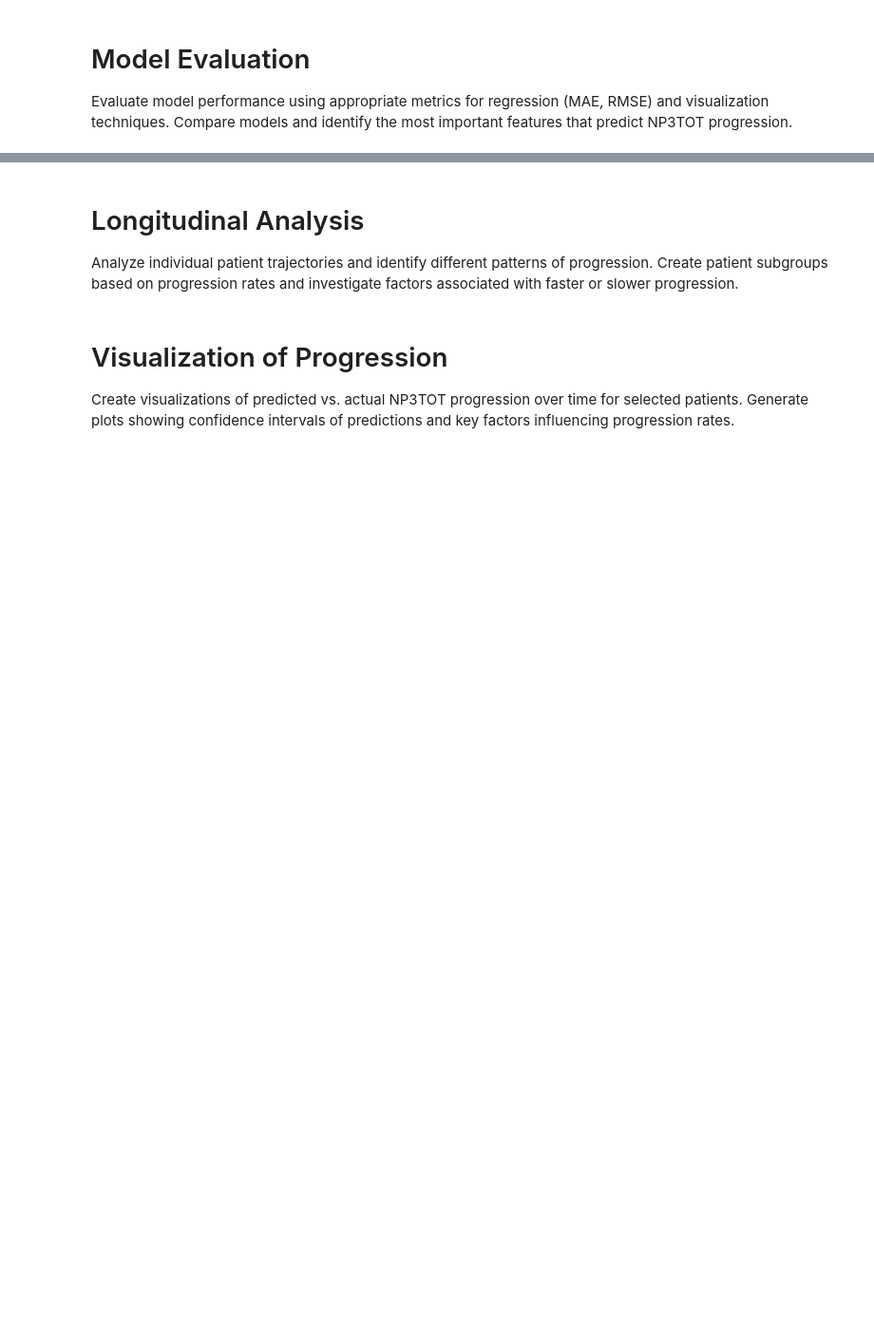
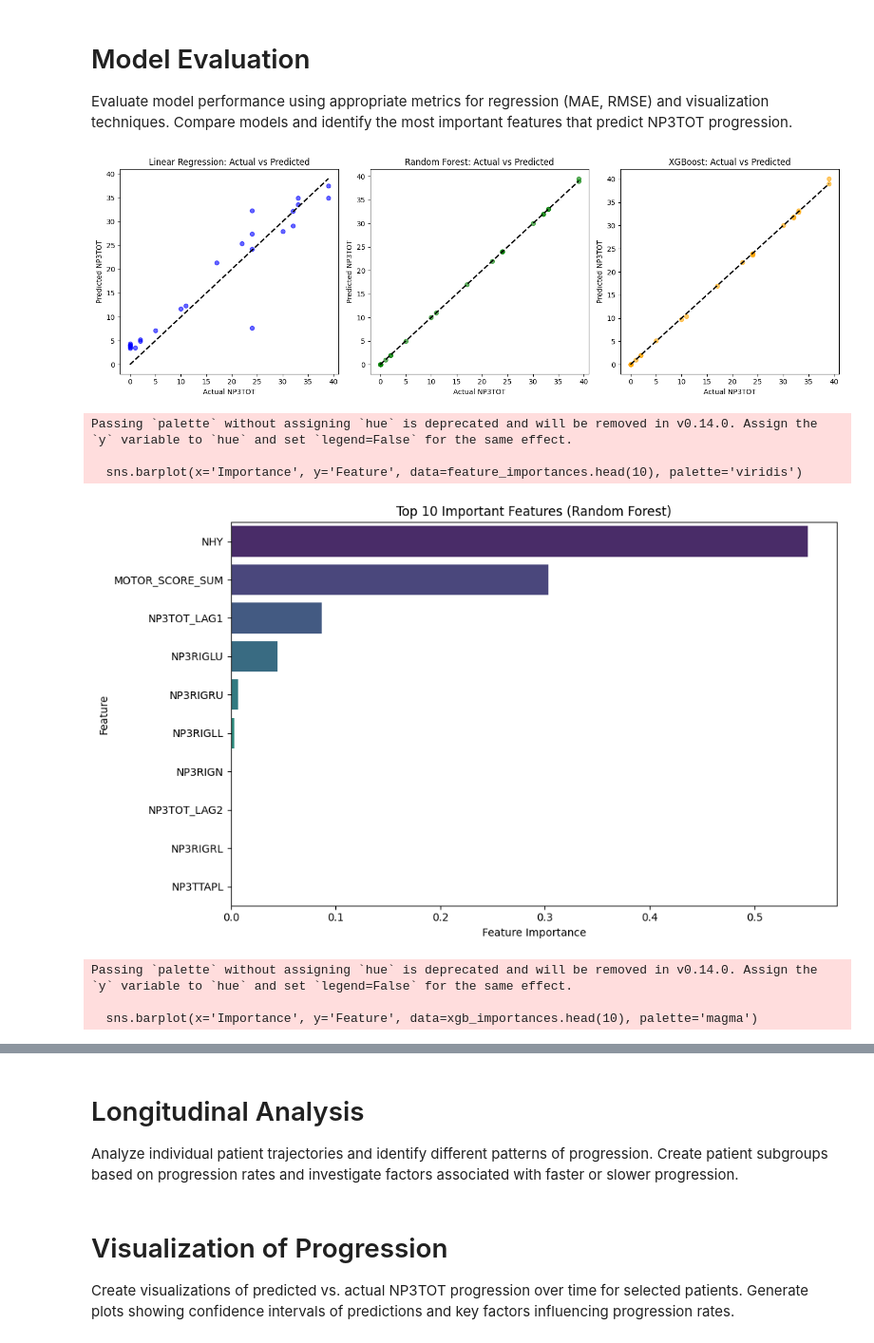
Before and after one commit to LarsHeijnennn/Thesis, a Jupyter notebook: Motor-PPMI/motor_ppmi_ML.ipynb, the cells around one changed output, grey strips where cells are left out. Shown at 95% size. Drawn from its saved outputs; the diff is of its cells as text; code cells hidden in the pictures; blank space fills up the shorter version.

```diff
--- a/Motor-PPMI/motor_ppmi_ML.ipynb
+++ b/Motor-PPMI/motor_ppmi_ML.ipynb
@@ -194,7 +194,20 @@ Clean the dataset by handling missing values, encoding categorical variables, an
 # %%
 import numpy as np
 import pandas as pd
+from sklearn.preprocessing import MinMaxScaler
 
+# First, define numerical_features
+numerical_features = [
+    'NP3SPCH', 'NP3FACXP', 'NP3RIGN', 'NP3RIGRU', 'NP3RIGLU', 'NP3RIGRL', 'NP3RIGLL',
+    'NP3FTAPR', 'NP3FTAPL', 'NP3HMOVR', 'NP3HMOVL', 'NP3PRSPR', 'NP3PRSPL', 'NP3TTAPR',
+    'NP3TTAPL', 'NP3LGAGR', 'NP3LGAGL', 'NP3RISNG', 'NP3GAIT', 'NP3FRZGT', 'NP3PSTBL',
+    'NP3POSTR', 'NP3BRADY', 'NP3PTRMR', 'NP3PTRML', 'NP3KTRMR', 'NP3KTRML', 'NP3RTARU',
+    'NP3RTALU', 'NP3RTARL', 'NP3RTALL', 'NP3RTALJ', 'NP3RTCON',
+    'TIME_SINCE_BL', 'NP3TOT_LAG1', 'NP3TOT_LAG2', 'NP3TOT_CHANGE', 'TIME_DIFF', 'NP3TOT_RATE',
+    'MOTOR_SCORE_SUM', 'HOURS_POST_MED'
+]
+
+# Now proceed with the rest of your code
 # Check for infinities or very large values
 print("Columns with infinite values:")
 for col in numerical_features:
@@ -210,12 +223,15 @@ for col in numerical_features:
 # Handle missing values again after replacing infinities
 mds_updrs_data.fillna(method='ffill', inplace=True)
 mds_updrs_data.fillna(method='bfill', inplace=True)
-# For any remaining NaN values (if ffill and bfill don't work for some rows)
-mds_updrs_data.fillna(mds_updrs_data.mean(), inplace=True)
 
-# Now scale the numerical features
+# Only calculate mean for numeric columns
+numeric_cols = mds_updrs_data.select_dtypes(include=[np.number]).columns
+mds_updrs_data[numeric_cols] = mds_updrs_data[numeric_cols].fillna(mds_updrs_data[numeric_cols].mean())
+
+# Now scale the numerical features - ensure we're only scaling numeric columns
+numerical_features_to_scale = [col for col in numerical_features if col in numeric_cols]
 scaler = MinMaxScaler()
-mds_updrs_data[numerical_features] = scaler.fit_transform(mds_updrs_data[numerical_features])
+mds_updrs_data[numerical_features_to_scale] = scaler.fit_transform(mds_updrs_data[numerical_features_to_scale])
 
 # Train-test split while respecting temporal nature
 train_data = mds_updrs_data[mds_updrs_data['EVENT_SEQ'] < mds_updrs_data['EVENT_SEQ'].max() - 1]
@@ -316,7 +395,7 @@ plt.figure(figsize=(15, 5))
 
 # Linear Regression
 plt.subplot(1, 3, 1)
-y_pred_linear = linear_model.predict(X_test)
+y_pred_linear = linear_model.predict(X_test_clean)  # Use X_test_clean instead of X_test
 plt.scatter(y_test, y_pred_linear, alpha=0.6, color='blue')
 plt.plot([y_test.min(), y_test.max()], [y_test.min(), y_test.max()], 'k--', lw=2)
 plt.title('Linear Regression: Actual vs Predicted')
@@ -325,7 +404,7 @@ plt.ylabel('Predicted NP3TOT')
 
 # Random Forest
 plt.subplot(1, 3, 2)
-y_pred_rf = rf_model.predict(X_test)
+y_pred_rf = rf_model.predict(X_test_clean)  # Use X_test_clean instead of X_test
 plt.scatter(y_test, y_pred_rf, alpha=0.6, color='green')
 plt.plot([y_test.min(), y_test.max()], [y_test.min(), y_test.max()], 'k--', lw=2)
 plt.title('Random Forest: Actual vs Predicted')
@@ -334,7 +413,7 @@ plt.ylabel('Predicted NP3TOT')
 
 # XGBoost
 plt.subplot(1, 3, 3)
-y_pred_xgb = xgb_model.predict(X_test)
+y_pred_xgb = xgb_model.predict(X_test_clean)  # Use X_test_clean instead of X_test
 plt.scatter(y_test, y_pred_xgb, alpha=0.6, color='orange')
 plt.plot([y_test.min(), y_test.max()], [y_test.min(), y_test.max()], 'k--', lw=2)
 plt.title('XGBoost: Actual vs Predicted')
@@ -342,32 +421,43 @@ plt.xlabel('Actual NP3TOT')
 plt.ylabel('Predicted NP3TOT')
 
 plt.tight_layout()
 plt.show()
 
 # Feature importance for Random Forest
 feature_importances = pd.DataFrame({
-    'Feature': X_train.columns,
+    'Feature': X_train_clean.columns,  # Use X_train_clean instead of X_train
     'Importance': rf_model.feature_importances_
 }).sort_values(by='Importance', ascending=False)
 
 # Plot feature importance
 plt.figure(figsize=(10, 6))
 sns.barplot(x='Importance', y='Feature', data=feature_importances.head(10), palette='viridis')
 plt.title('Top 10 Important Features (Random Forest)')
 plt.xlabel('Feature Importance')
 plt.ylabel('Feature')
+plt.tight_layout()
 plt.show()
 
 # Feature importance for XGBoost
 xgb_importances = pd.DataFrame({
-    'Feature': X_train.columns,
+    'Feature': X_train_clean.columns,  # Use X_train_clean instead of X_train
     'Importance': xgb_model.feature_importances_
 }).sort_values(by='Importance', ascending=False)
 
 # Plot feature importance
 plt.figure(figsize=(10, 6))
 sns.barplot(x='Importance', y='Feature', data=xgb_importances.head(10), palette='magma')
 plt.title('Top 10 Important Features (XGBoost)')
 plt.xlabel('Feature Importance')
 plt.ylabel('Feature')
+plt.tight_layout()
 plt.show()
+# %% [output]
+[figure, added]
+Passing `palette` without assigning `hue` is deprecated and will be removed in v0.14.0. Assign the `y` variable to `hue` and set `legend=False` for the same effect.
+
+  sns.barplot(x='Importance', y='Feature', data=feature_importances.head(10), palette='viridis')
+[figure, added]
+Passing `palette` without assigning `hue` is deprecated and will be removed in v0.14.0. Assign the `y` variable to `hue` and set `legend=False` for the same effect.
+
+  sns.barplot(x='Importance', y='Feature', data=xgb_importances.head(10), palette='magma')
```
Also changed, not shown: parts of 4 cells of this notebook, 2 other files.
